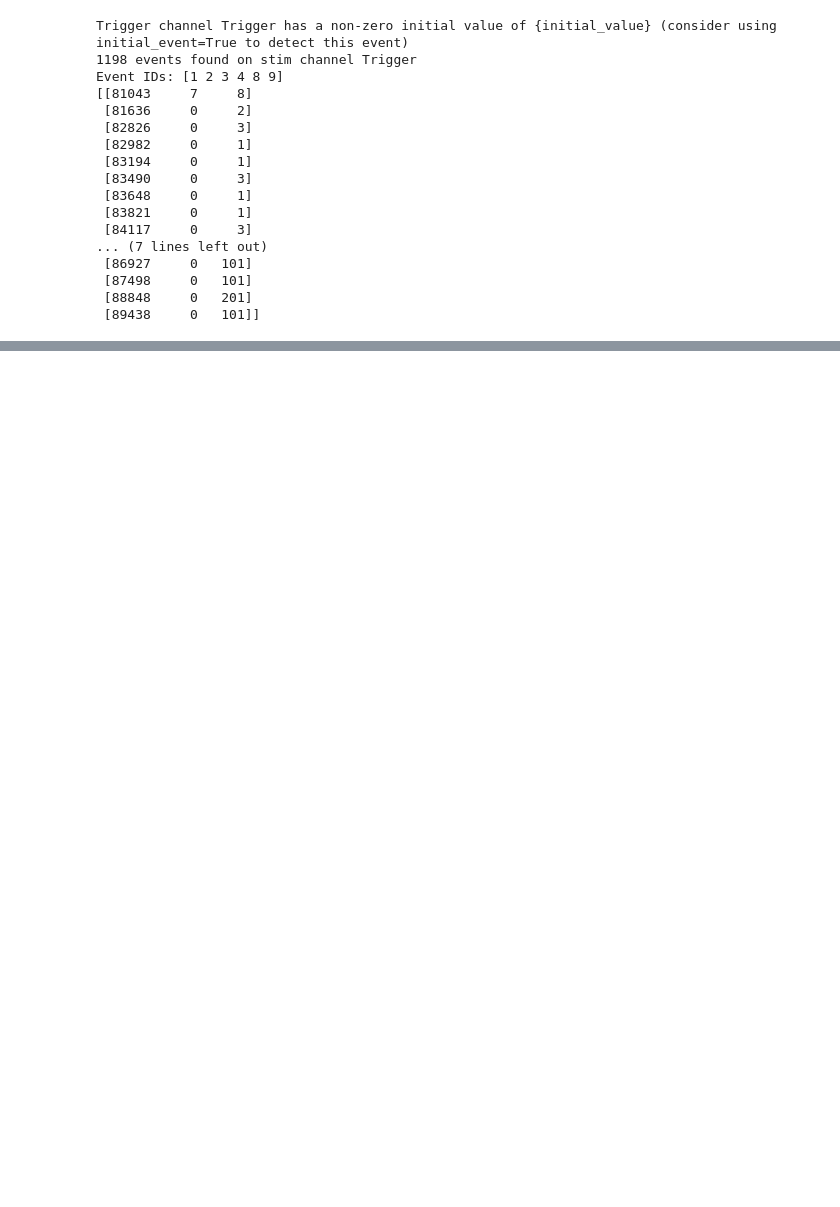
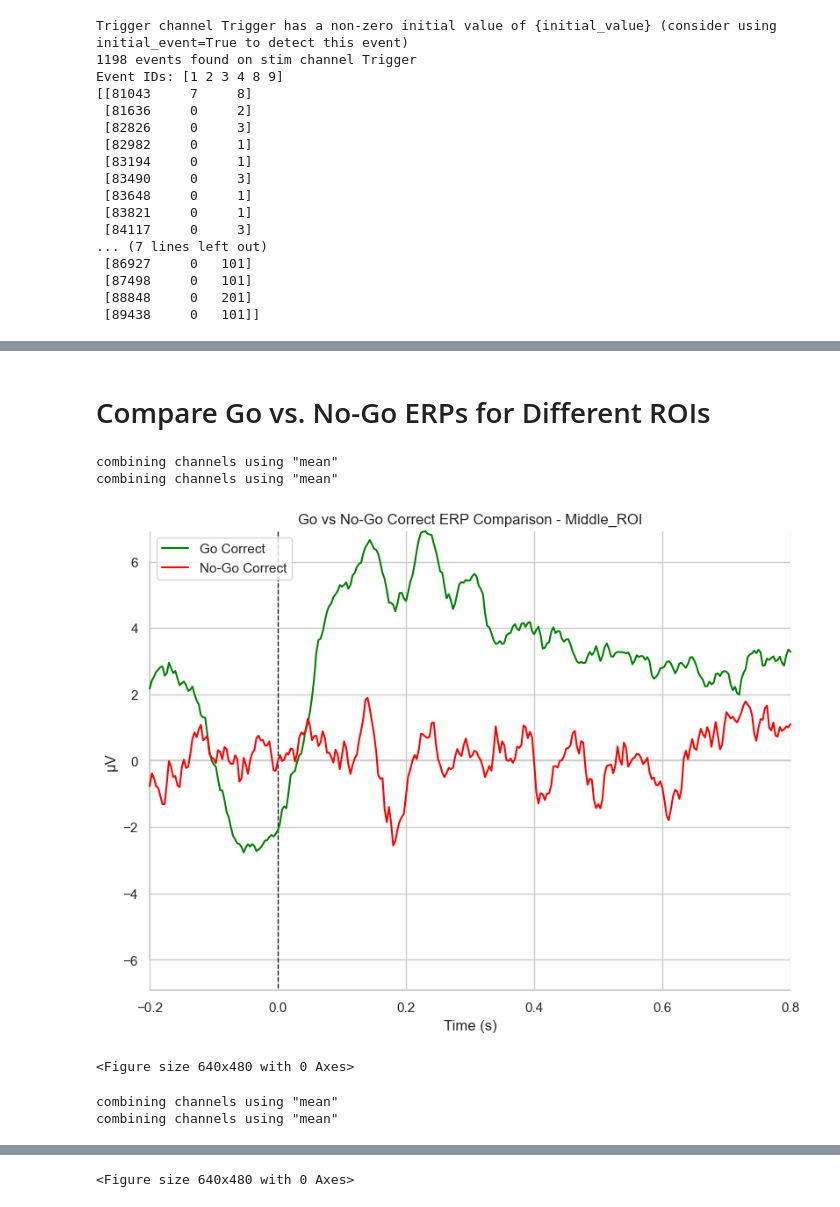
Before and after one commit to hyruuk/neurotheque_pilots, a Jupyter notebook: analysis_gonogo.ipynb, the cells around one changed output, grey strips where cells are left out. Saved outputs shown, nothing was run; the diff lists cells and outputs as text; code cells hidden in the pictures; blank space fills up the shorter version.

```diff
--- a/analysis_gonogo.ipynb
+++ b/analysis_gonogo.ipynb
@@ -215,0 +194,50 @@ logging.info(f"Number of Mental Imagery epochs: {len(epochs_mentalimagery)}")
+# %% [markdown]
+# Compare Go vs. No-Go ERPs for Different ROIs
+# %%
+# Create a dictionary of Evoked objects for comparison
+evokeds_compare = {
+    'Go Correct': roi_evoked_go,
+    'No-Go Correct': roi_evoked_nogo
+}
+
+# Define custom colors for each condition
+colors_compare = {
+    'Go Correct': 'green',
+    'No-Go Correct': 'red'
+}
+
+# Define the ROIs to include in the comparison
+picks_roi = ['Back_ROI']
+
+# Create a figure with subplots for each ROI
+mne.viz.plot_compare_evokeds(
+    evokeds_compare,
+    picks='Middle_ROI',  # Only plot the Back_ROI
+    combine='mean',  # Average if multiple channels are present
+    colors=colors_compare,
+    title=f'Go vs No-Go Correct ERP Comparison - Middle_ROI'
+)
+
+# Adjust layout and display the plots
+plt.tight_layout()
+plt.show()
+
+# Create a figure with subplots for each ROI
+mne.viz.plot_compare_evokeds(
+    evokeds_compare,
+    picks='Back_ROI',  # Only plot the Back_ROI
+    combine='mean',  # Average if multiple channels are present
+    colors=colors_compare,
+    title=f'Go vs No-Go Correct ERP Comparison - Back_ROI'
+)
+
+# Adjust layout and display the plots
+plt.tight_layout()
+plt.show()
+# %% [output]
+combining channels using "mean"
+combining channels using "mean"
+[figure, added]
+<Figure size 640x480 with 0 Axes>
+combining channels using "mean"
+combining channels using "mean"
@@ -215,0 +245 @@ logging.info(f"Number of Mental Imagery epochs: {len(epochs_mentalimagery)}")
+<Figure size 640x480 with 0 Axes>
```
Also changed, not shown: parts of 9 cells of this notebook.
